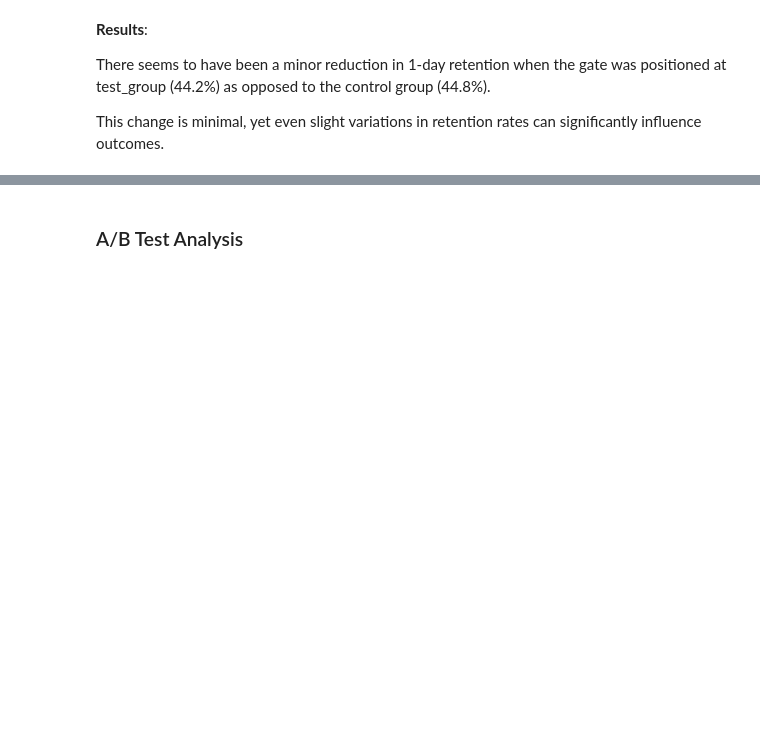
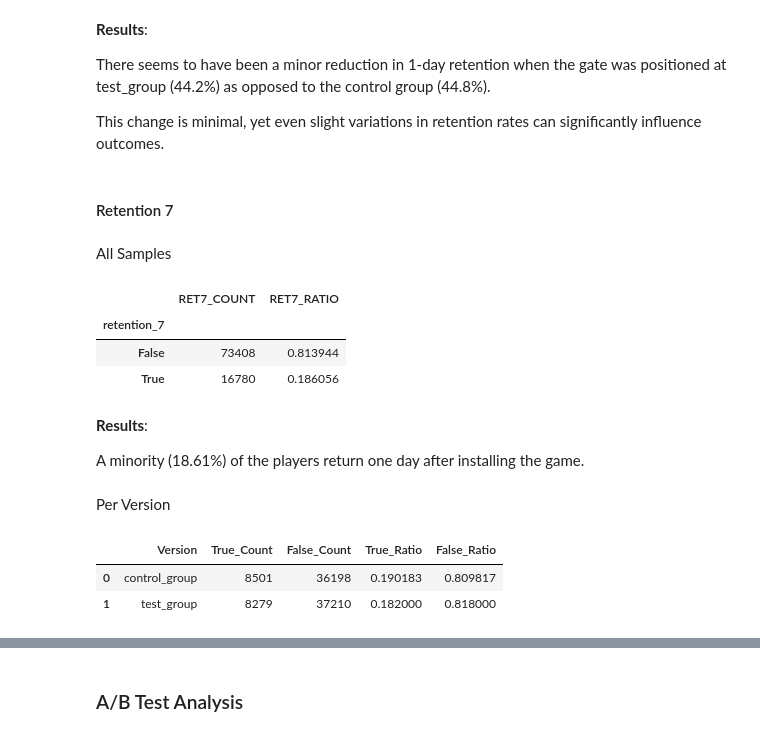
Before and after one commit to hayuntal/CookieCats_AB_Testing, a Jupyter notebook: src/main.ipynb, the cells around one changed output, grey strips where cells are left out. Saved outputs shown, nothing was run; the diff lists cells and outputs as text; code cells hidden in the pictures; blank space fills up the shorter version.

```diff
--- a/src/main.ipynb
+++ b/src/main.ipynb
@@ -364,3 +370,40 @@ pd.DataFrame(results)
 There seems to have been a minor reduction in 1-day retention when the gate was positioned at test_group (44.2%) as opposed to the control group (44.8%).
 
 This change is minimal, yet even slight variations in retention rates can significantly influence outcomes.
+# %% [markdown]
+#### Retention 7
+# %% [markdown]
+All Samples
+# %%
+pd.DataFrame({"RET7_COUNT": data["retention_7"].value_counts(),
+              "RET7_RATIO": data["retention_7"].value_counts() / len(data)})
+# %% [output]
+|  | RET7_COUNT | RET7_RATIO |
+| retention_7 |  |  |
+| False | 73408 | 0.813944 |
+| True | 16780 | 0.186056 |
+# %% [markdown]
+**Results**:
+
+A minority (18.61%) of the players return one day after installing the game.
+# %% [markdown]
+Per Version
+# %%
+results_7 = []
+for version, group in data.groupby('version'):
+    total_samples = len(group)
+    count_data = group['retention_7'].value_counts()
+    ratio_data = group['retention_7'].value_counts(normalize=True)
+    results_7.append({
+        'Version': version,
+        'True_Count': count_data.get(True, 0),
+        'False_Count': count_data.get(False, 0),
+        'True_Ratio': ratio_data.get(True, 0),
+        'False_Ratio': ratio_data.get(False, 0)
+    })
+
+pd.DataFrame(results_7)
+# %% [output]
+|  | Version | True_Count | False_Count | True_Ratio | False_Ratio |
+| 0 | control_group | 8501 | 36198 | 0.190183 | 0.809817 |
+| 1 | test_group | 8279 | 37210 | 0.182000 | 0.818000 |
```
Also changed, not shown: parts of 8 cells of this notebook.
